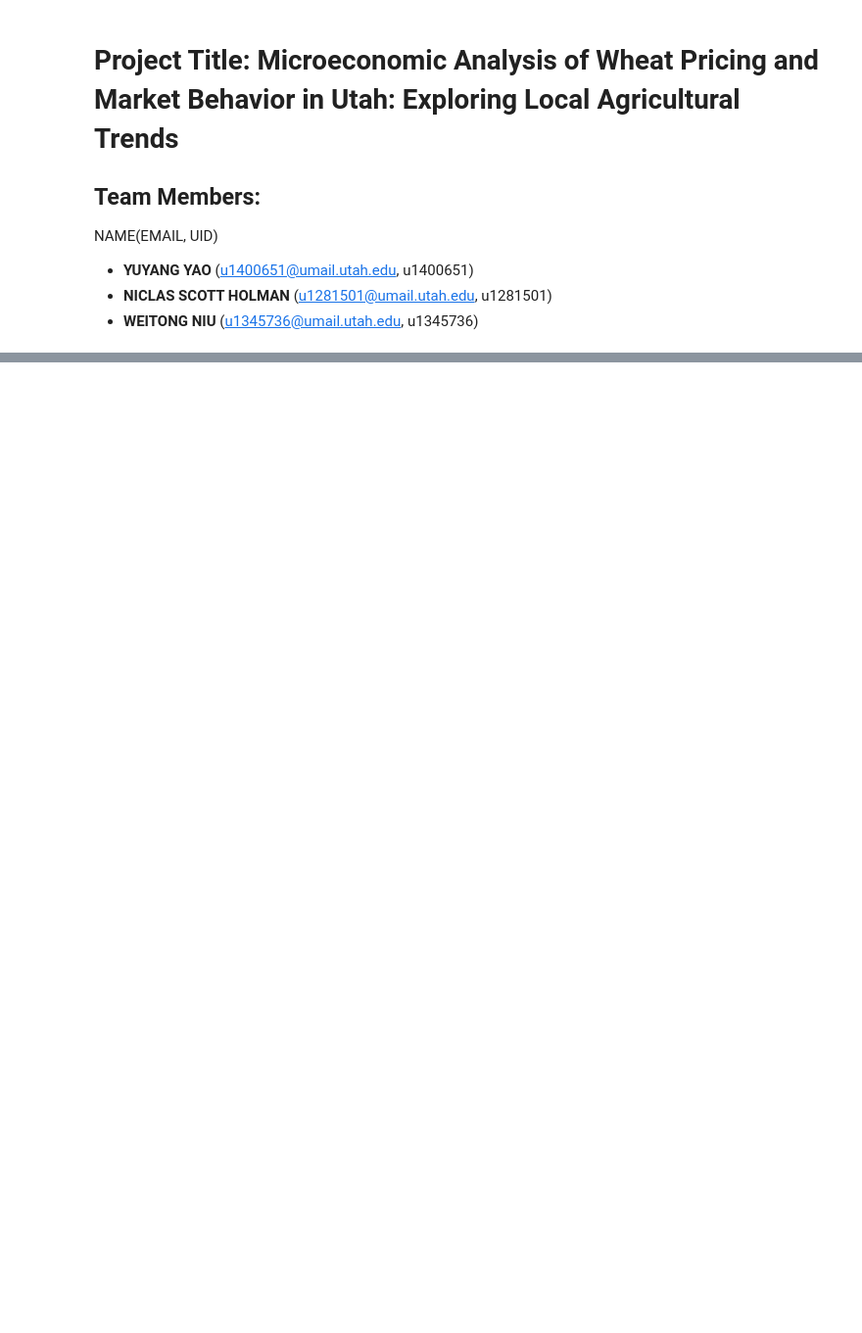
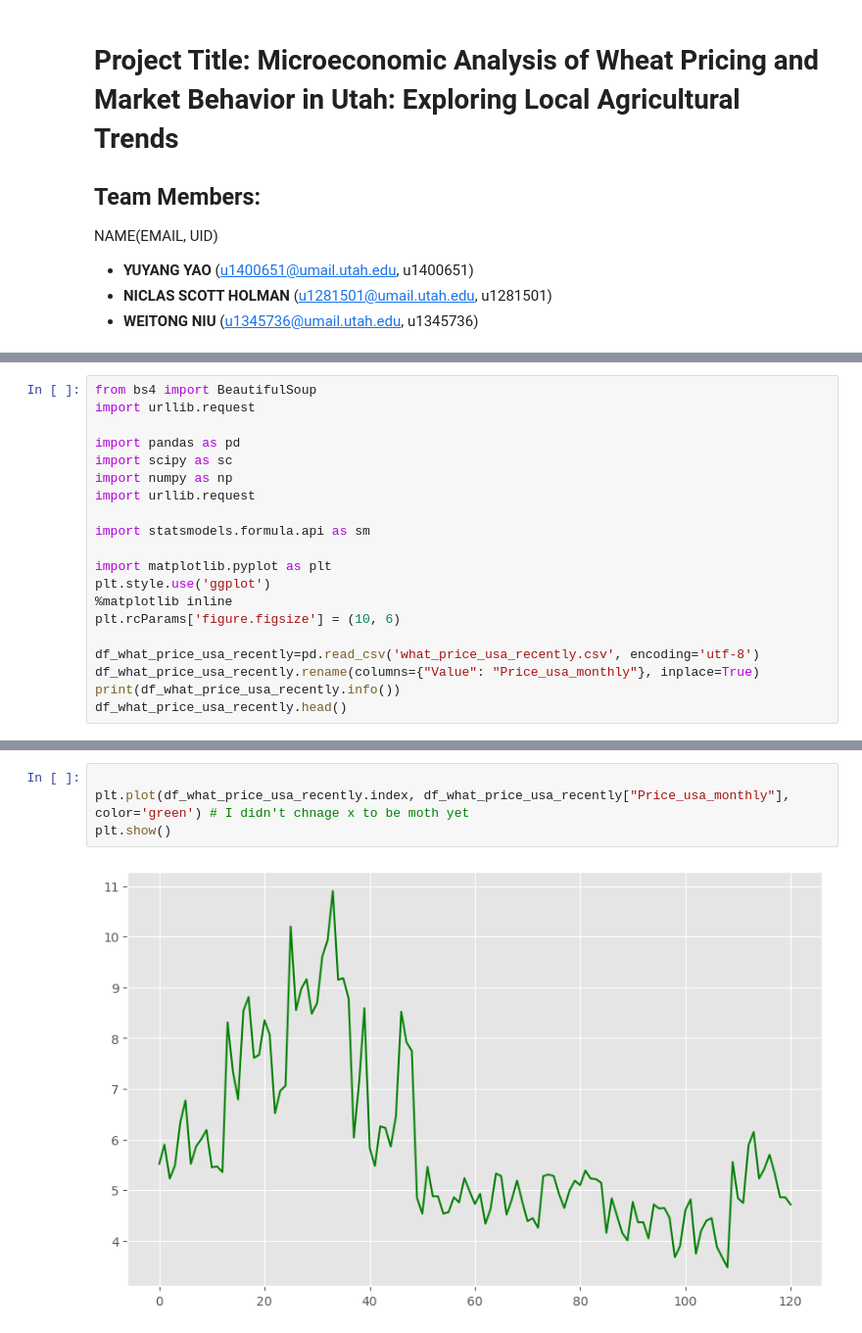
Before and after one commit to WeitongNiu/project-, a Jupyter notebook: Project Proposal.ipynb, the cells around one changed output, grey strips where cells are left out. Shown: that part at 98% size. Drawn from its saved outputs; the diff is of its cells as text; blank space fills up the shorter version.

```diff
--- a/Project Proposal.ipynb
+++ b/Project Proposal.ipynb
@@ -53,0 +94,20 @@ Through this analysis, we hope to contribute to a broader understanding of the a
+# %%
+from bs4 import BeautifulSoup
+import urllib.request
+
+import pandas as pd
+import scipy as sc
+import numpy as np
+import urllib.request
+
+import statsmodels.formula.api as sm
+
+import matplotlib.pyplot as plt
+plt.style.use('ggplot')
+%matplotlib inline
+plt.rcParams['figure.figsize'] = (10, 6)
+
+df_what_price_usa_recently=pd.read_csv('what_price_usa_recently.csv', encoding='utf-8')
+df_what_price_usa_recently.rename(columns={"Value": "Price_usa_monthly"}, inplace=True)
+print(df_what_price_usa_recently.info())
+df_what_price_usa_recently.head()
@@ -54 +139,7 @@ Through this analysis, we hope to contribute to a broader understanding of the a
+# %%
+
+plt.plot(df_what_price_usa_recently.index, df_what_price_usa_recently["Price_usa_monthly"], color='green') # I didn't chnage x to be moth yet
+plt.show()
+# %% [output]
+[figure, added]
 # %%
```
Also changed, not shown: parts of 24 cells of this notebook.
